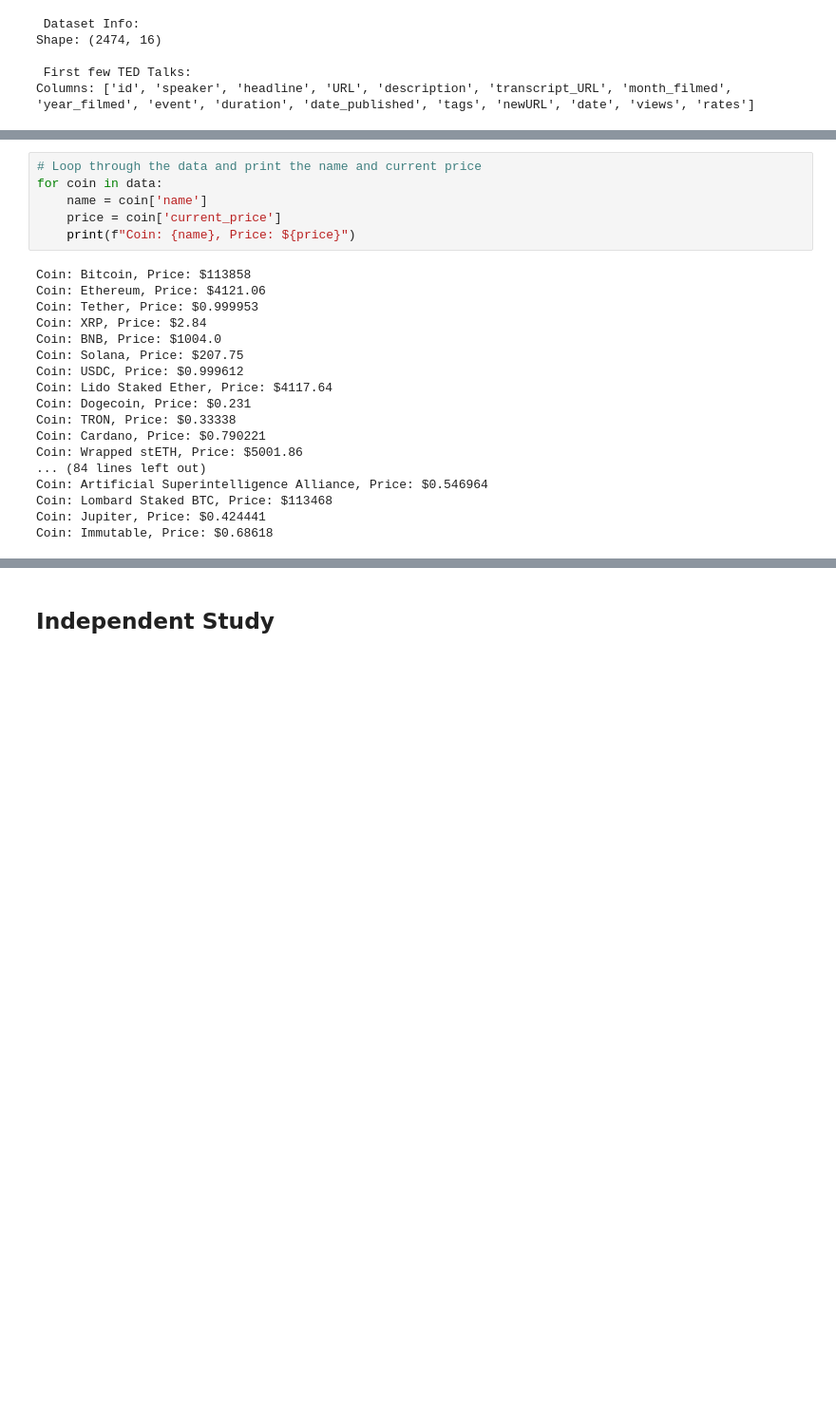
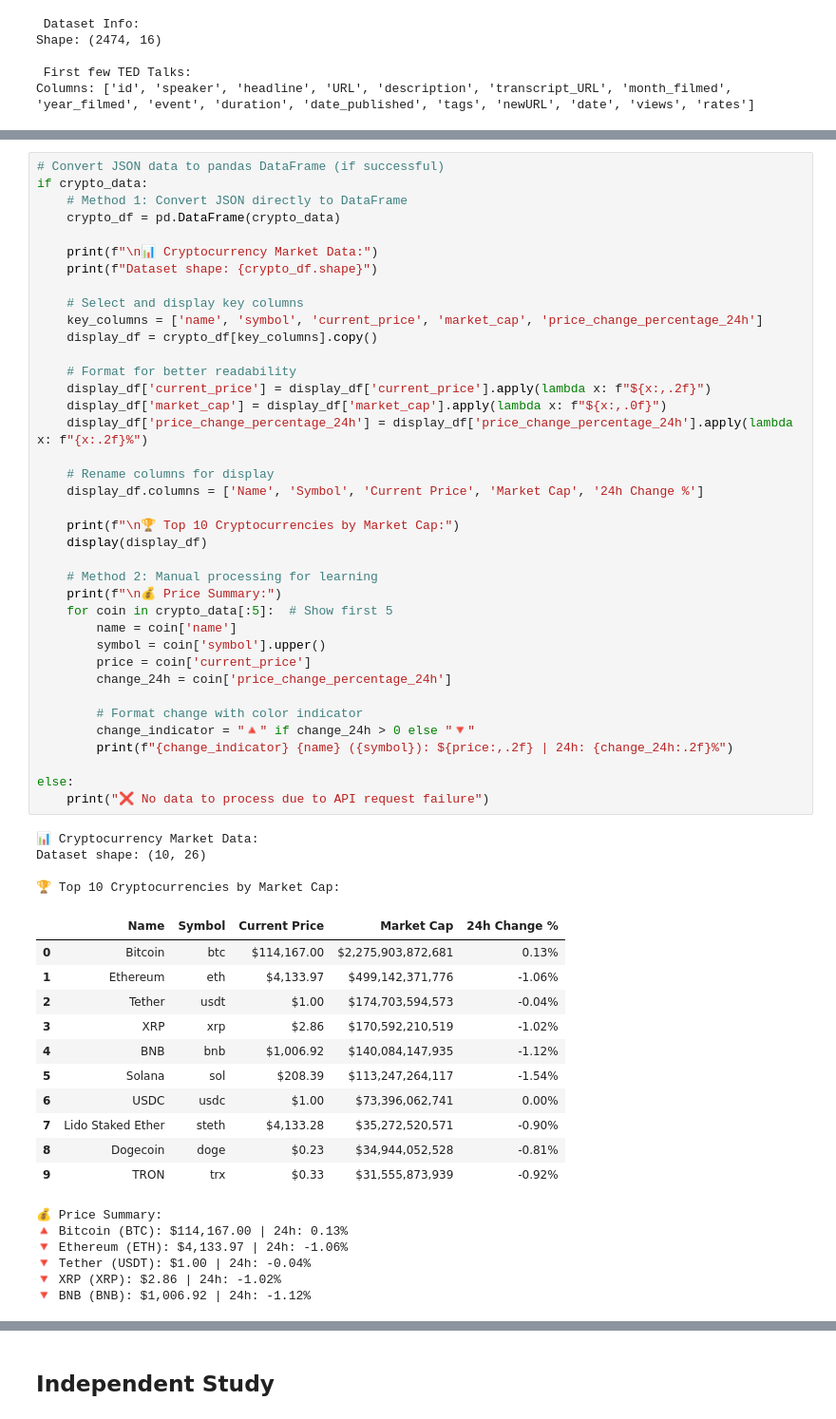
Before and after one commit to Lizhen0909/nu-stat303-1-sec20-coursebook, a Jupyter notebook: reading_data.ipynb, the cells around one changed output, grey strips where cells are left out. Shown at 95% size. Saved outputs shown, nothing was run; the diff lists cells and outputs as text; blank space fills up the shorter version.

Commit message:
reorganize reading data and pandas chapters

```diff
--- a/reading_data.ipynb
+++ b/reading_data.ipynb
@@ -717,24 +771,60 @@ else:
 # %%
-# Loop through the data and print the name and current price
-for coin in data:
-    name = coin['name']
-    price = coin['current_price']
-    print(f"Coin: {name}, Price: ${price}")
+# Convert JSON data to pandas DataFrame (if successful)
+if crypto_data:
+    # Method 1: Convert JSON directly to DataFrame
+    crypto_df = pd.DataFrame(crypto_data)
+
+    print(f"\n📊 Cryptocurrency Market Data:")
+    print(f"Dataset shape: {crypto_df.shape}")
+
+    # Select and display key columns
+    key_columns = ['name', 'symbol', 'current_price', 'market_cap', 'price_change_percentage_24h']
+    display_df = crypto_df[key_columns].copy()
+
+    # Format for better readability
+    display_df['current_price'] = display_df['current_price'].apply(lambda x: f"${x:,.2f}")
+    display_df['market_cap'] = display_df['market_cap'].apply(lambda x: f"${x:,.0f}")
+    display_df['price_change_percentage_24h'] = display_df['price_change_percentage_24h'].apply(lambda x: f"{x:.2f}%")
+
+    # Rename columns for display
+    display_df.columns = ['Name', 'Symbol', 'Current Price', 'Market Cap', '24h Change %']
+
+    print(f"\n🏆 Top 10 Cryptocurrencies by Market Cap:")
+    display(display_df)
+
+    # Method 2: Manual processing for learning
+    print(f"\n💰 Price Summary:")
+    for coin in crypto_data[:5]:  # Show first 5
+        name = coin['name']
+        symbol = coin['symbol'].upper()
+        price = coin['current_price']
+        change_24h = coin['price_change_percentage_24h']
+
+        # Format change with color indicator
+        change_indicator = "🔺" if change_24h > 0 else "🔻"
+        print(f"{change_indicator} {name} ({symbol}): ${price:,.2f} | 24h: {change_24h:.2f}%")
+
+else:
+    print("❌ No data to process due to API request failure")
 # %% [output]
-Coin: Bitcoin, Price: $113858
-Coin: Ethereum, Price: $4121.06
-Coin: Tether, Price: $0.999953
-Coin: XRP, Price: $2.84
-Coin: BNB, Price: $1004.0
-Coin: Solana, Price: $207.75
-Coin: USDC, Price: $0.999612
-Coin: Lido Staked Ether, Price: $4117.64
-Coin: Dogecoin, Price: $0.231
-Coin: TRON, Price: $0.33338
-Coin: Cardano, Price: $0.790221
-Coin: Wrapped stETH, Price: $5001.86
-... (84 lines left out)
-Coin: Artificial Superintelligence Alliance, Price: $0.546964
-Coin: Lombard Staked BTC, Price: $113468
-Coin: Jupiter, Price: $0.424441
-Coin: Immutable, Price: $0.68618
+📊 Cryptocurrency Market Data:
+Dataset shape: (10, 26)
+
+🏆 Top 10 Cryptocurrencies by Market Cap:
+|  | Name | Symbol | Current Price | Market Cap | 24h Change % |
+| 0 | Bitcoin | btc | $114,167.00 | $2,275,903,872,681 | 0.13% |
+| 1 | Ethereum | eth | $4,133.97 | $499,142,371,776 | -1.06% |
+| 2 | Tether | usdt | $1.00 | $174,703,594,573 | -0.04% |
+| 3 | XRP | xrp | $2.86 | $170,592,210,519 | -1.02% |
+| 4 | BNB | bnb | $1,006.92 | $140,084,147,935 | -1.12% |
+| 5 | Solana | sol | $208.39 | $113,247,264,117 | -1.54% |
+| 6 | USDC | usdc | $1.00 | $73,396,062,741 | 0.00% |
+| 7 | Lido Staked Ether | steth | $4,133.28 | $35,272,520,571 | -0.90% |
+| 8 | Dogecoin | doge | $0.23 | $34,944,052,528 | -0.81% |
+| 9 | TRON | trx | $0.33 | $31,555,873,939 | -0.92% |
+💰 Price Summary:
+🔺 Bitcoin (BTC): $114,167.00 | 24h: 0.13%
+🔻 Ethereum (ETH): $4,133.97 | 24h: -1.06%
+🔻 Tether (USDT): $1.00 | 24h: -0.04%
+🔻 XRP (XRP): $2.86 | 24h: -1.02%
+🔻 BNB (BNB): $1,006.92 | 24h: -1.12%
```
Also changed, not shown: parts of 13 cells of this notebook, 20 other files.
